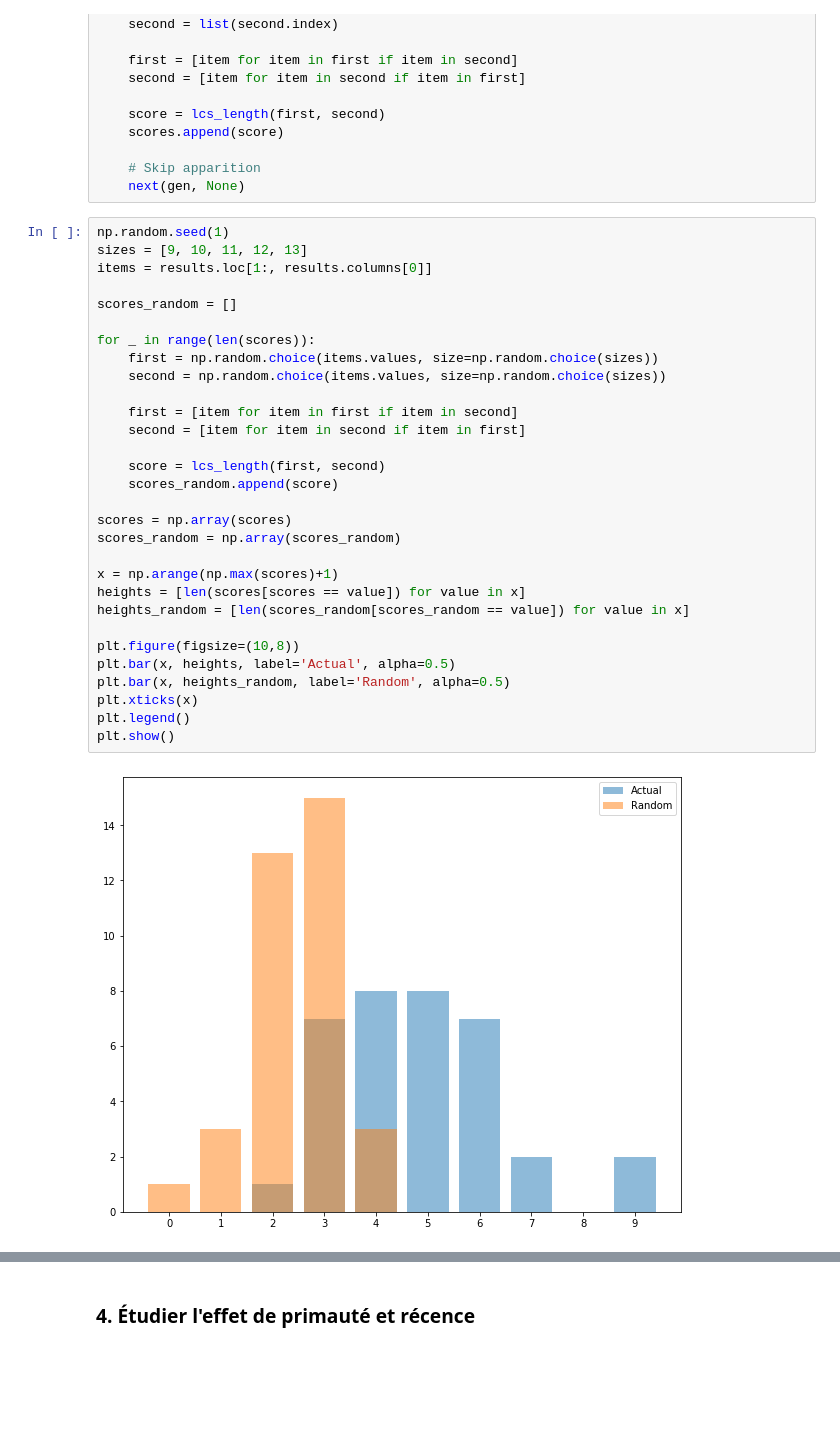
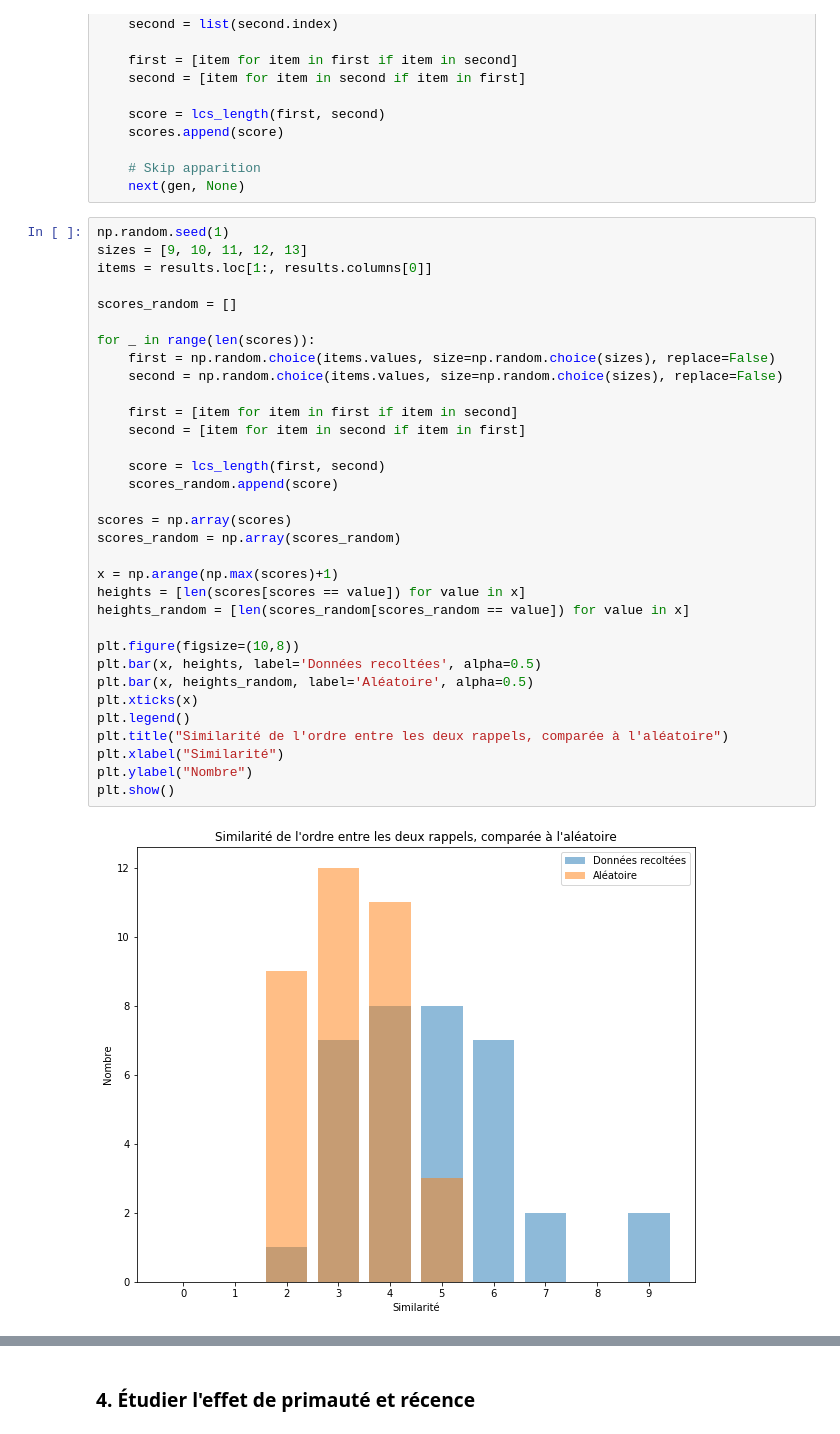
Before and after one commit to Gorzen/SHS-Project, a Jupyter notebook: Analyse.ipynb, the cells around one changed output, grey strips where cells are left out. Saved outputs shown, nothing was run; the diff lists cells and outputs as text; blank space fills up the shorter version.

```diff
--- a/Analyse.ipynb
+++ b/Analyse.ipynb
@@ -144,32 +154,35 @@ for i, row in gen:
 # %%
 np.random.seed(1)
 sizes = [9, 10, 11, 12, 13]
 items = results.loc[1:, results.columns[0]]
 
 scores_random = []
 
 for _ in range(len(scores)):
-    first = np.random.choice(items.values, size=np.random.choice(sizes))
-    second = np.random.choice(items.values, size=np.random.choice(sizes))
+    first = np.random.choice(items.values, size=np.random.choice(sizes), replace=False)
+    second = np.random.choice(items.values, size=np.random.choice(sizes), replace=False)
 
     first = [item for item in first if item in second]
     second = [item for item in second if item in first]
 
     score = lcs_length(first, second)
     scores_random.append(score)
 
 scores = np.array(scores)
 scores_random = np.array(scores_random)
 
 x = np.arange(np.max(scores)+1)
 heights = [len(scores[scores == value]) for value in x]
 heights_random = [len(scores_random[scores_random == value]) for value in x]
 
 plt.figure(figsize=(10,8))
-plt.bar(x, heights, label='Actual', alpha=0.5)
-plt.bar(x, heights_random, label='Random', alpha=0.5)
+plt.bar(x, heights, label='Données recoltées', alpha=0.5)
+plt.bar(x, heights_random, label='Aléatoire', alpha=0.5)
 plt.xticks(x)
 plt.legend()
+plt.title("Similarité de l'ordre entre les deux rappels, comparée à l'aléatoire")
+plt.xlabel("Similarité")
+plt.ylabel("Nombre")
 plt.show()
 # %% [output]
-[figure, old version]
+[figure, new version]
```
Also changed, not shown: parts of 15 cells of this notebook.
